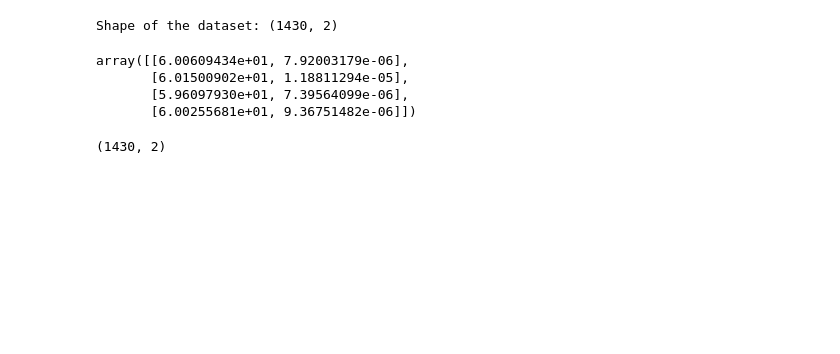
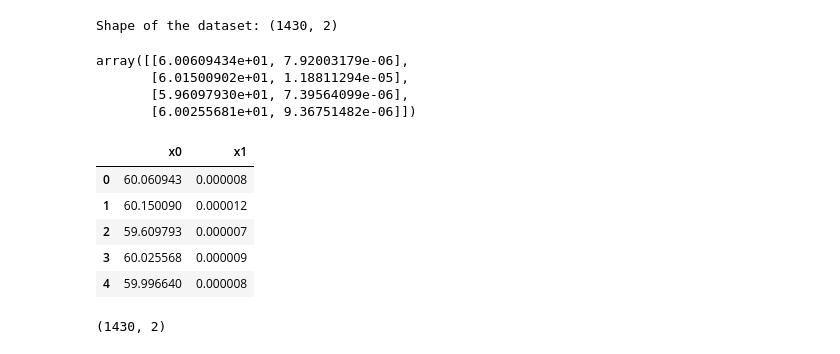
Before and after one commit to syma-afsha/AI_LAB, a Jupyter notebook: syma_exam.ipynb, the cells around one changed output. Saved outputs shown, nothing was run; the diff lists cells and outputs as text; code cells hidden in the pictures; blank space fills up the shorter version.

```diff
--- a/syma_exam.ipynb
+++ b/syma_exam.ipynb
@@ -18,6 +18,15 @@ array([[6.00609434e+01, 7.92003179e-06],
        [6.01500902e+01, 1.18811294e-05],
        [5.96097930e+01, 7.39564099e-06],
        [6.00255681e+01, 9.36751482e-06]])
+# %%
+data.head()
+# %% [output]
+|  | x0 | x1 |
+| 0 | 60.060943 | 0.000008 |
+| 1 | 60.150090 | 0.000012 |
+| 2 | 59.609793 | 0.000007 |
+| 3 | 60.025568 | 0.000009 |
+| 4 | 59.996640 | 0.000008 |
 # %%
 def PCA(X,num_components):
     X_mean = np.mean(X, axis=0)
```
Also changed, not shown: parts of 4 cells of this notebook.
